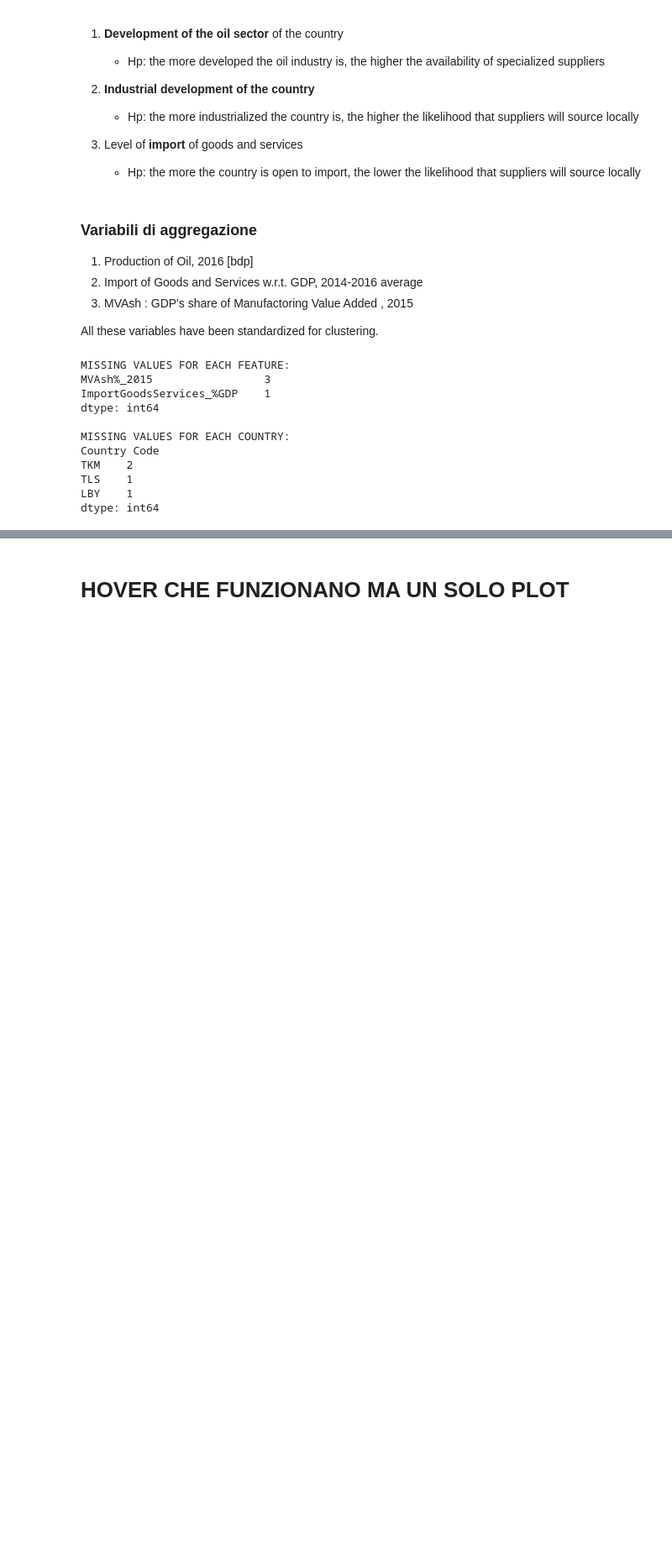
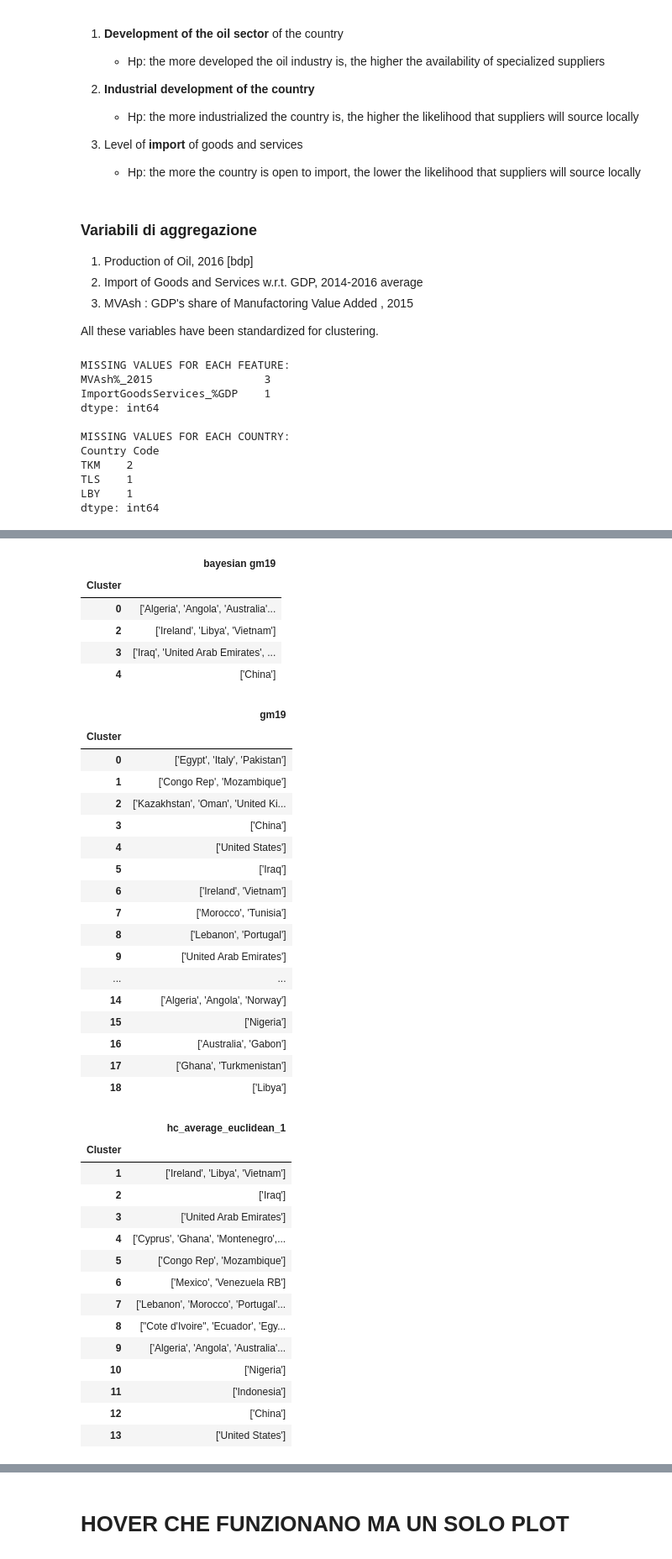
Before and after one commit to WolfLo/clustering-economies, a Jupyter notebook: petroleum.ipynb, the cells around one changed output, grey strips where cells are left out. Shown at 84% size. Drawn from its saved outputs; the diff is of its cells as text; code cells hidden in the pictures; blank space fills up the shorter version.

```diff
--- a/petroleum.ipynb
+++ b/petroleum.ipynb
@@ -279,7 +108,0 @@ dict_keys(['bayesian gm21', 'hierarchical_ward_euclidean', 'kmeans10', 'gm21', '
-# %%
-# display all clusters together
-# newdf = np.zeros(len(data.clusterings.keys()))
-styler = []
-for k in data.clusterings.keys():
-    styler.append(data.clusterings[k].style.set_table_attributes("style='display:inline'"))
-display_html(styler[0]._repr_html_() + styler[1]._repr_html_() + styler[2]._repr_html_() + styler[3]._repr_html_() + styler[4]._repr_html_(), raw=True)
@@ -409,0 +300,47 @@ py.iplot(fig)
+# %%
+# display all tables of clusters generated by different methods together
+# newdf = np.zeros(len(data.clusterings.keys()))
+styler = []
+for k in sorted(data.clusterings.keys()):
+    styler.append(data.clusterings[k].style.set_table_attributes("style='display:inline'"))
+display_html(styler[0]._repr_html_() + styler[1]._repr_html_() + styler[2]._repr_html_() + styler[3]._repr_html_() + styler[4]._repr_html_(), raw=True)
+# %% [output]
+|  | bayesian gm19 |
+| Cluster |  |
+| 0 | ['Algeria', 'Angola', 'Australia'... |
+| 2 | ['Ireland', 'Libya', 'Vietnam'] |
+| 3 | ['Iraq', 'United Arab Emirates', ... |
+| 4 | ['China'] |
+|  | gm19 |
+| Cluster |  |
+| 0 | ['Egypt', 'Italy', 'Pakistan'] |
+| 1 | ['Congo Rep', 'Mozambique'] |
+| 2 | ['Kazakhstan', 'Oman', 'United Ki... |
+| 3 | ['China'] |
+| 4 | ['United States'] |
+| 5 | ['Iraq'] |
+| 6 | ['Ireland', 'Vietnam'] |
+| 7 | ['Morocco', 'Tunisia'] |
+| 8 | ['Lebanon', 'Portugal'] |
+| 9 | ['United Arab Emirates'] |
+| ... | ... |
+| 14 | ['Algeria', 'Angola', 'Norway'] |
+| 15 | ['Nigeria'] |
+| 16 | ['Australia', 'Gabon'] |
+| 17 | ['Ghana', 'Turkmenistan'] |
+| 18 | ['Libya'] |
+|  | hc_average_euclidean_1 |
+| Cluster |  |
+| 1 | ['Ireland', 'Libya', 'Vietnam'] |
+| 2 | ['Iraq'] |
+| 3 | ['United Arab Emirates'] |
+| 4 | ['Cyprus', 'Ghana', 'Montenegro',... |
+| 5 | ['Congo Rep', 'Mozambique'] |
+| 6 | ['Mexico', 'Venezuela RB'] |
+| 7 | ['Lebanon', 'Morocco', 'Portugal'... |
+| 8 | ["Cote d'Ivoire", 'Ecuador', 'Egy... |
+| 9 | ['Algeria', 'Angola', 'Australia'... |
+| 10 | ['Nigeria'] |
+| 11 | ['Indonesia'] |
+| 12 | ['China'] |
+| 13 | ['United States'] |
```
Also changed, not shown: parts of 47 cells of this notebook, 1 other file.
